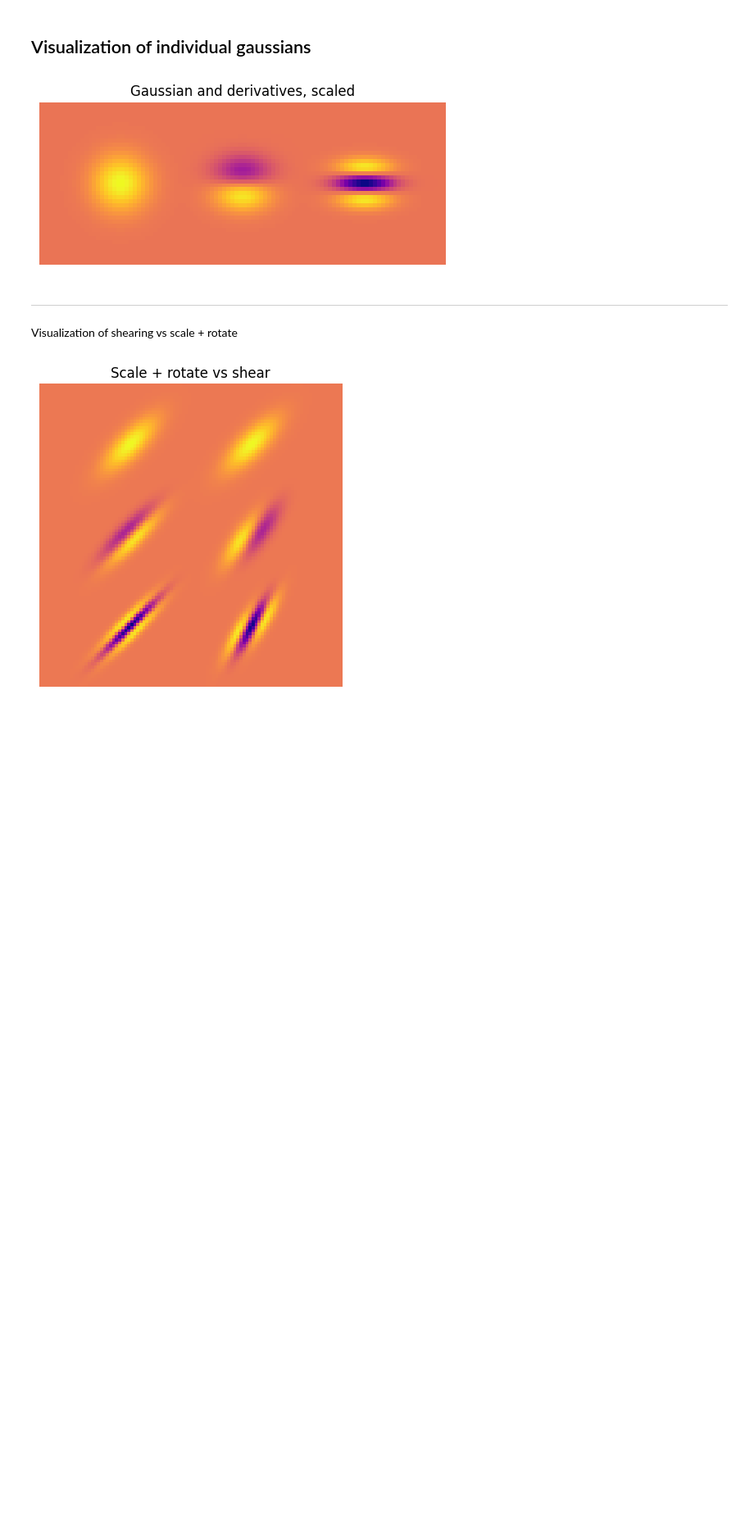
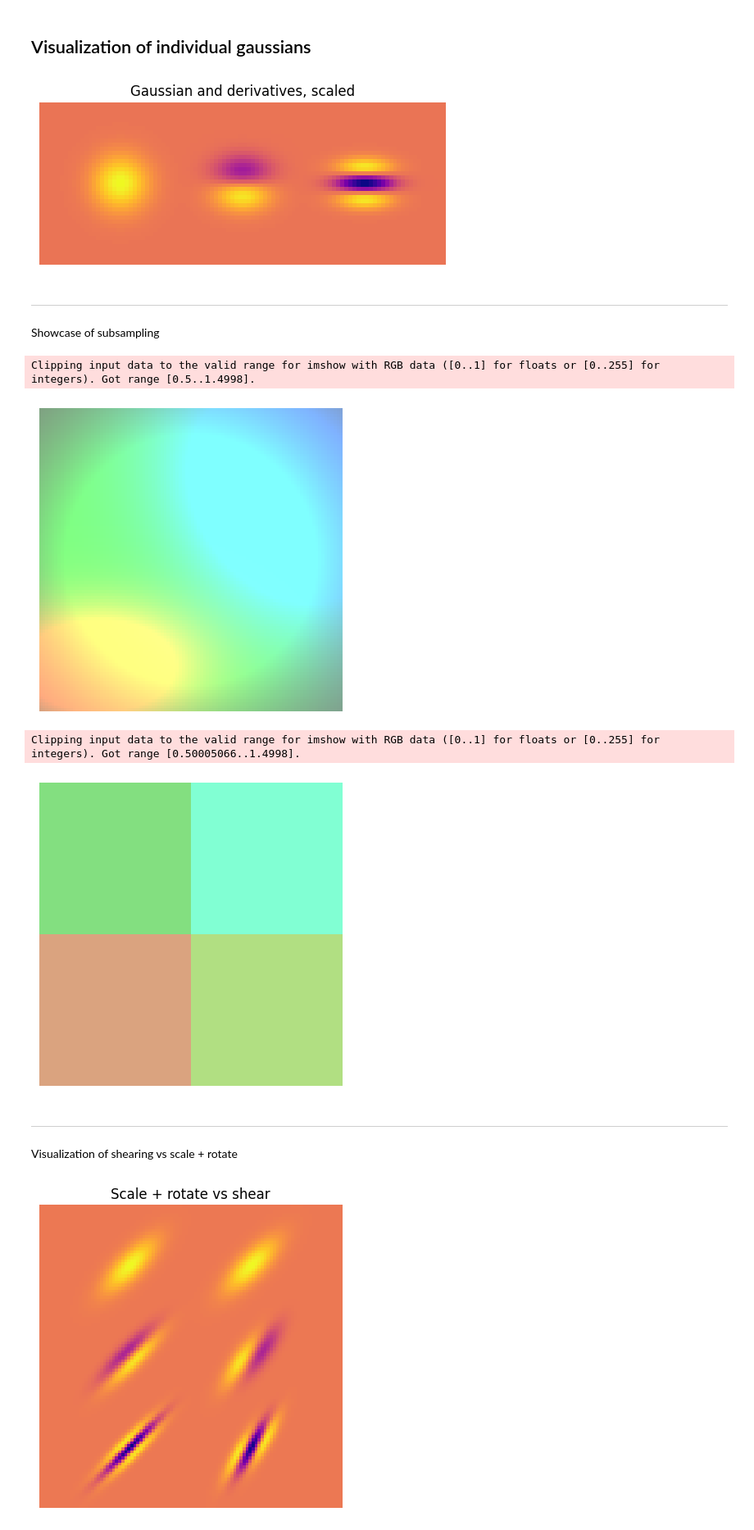
Before and after one commit to SuperVK/sparse-image-repr-bep, a Jupyter notebook: project.ipynb, the cells around one changed output. Shown at 82% size. Saved outputs shown, nothing was run; the diff lists cells and outputs as text; code cells hidden in the pictures; blank space fills up the shorter version.

```diff
--- a/project.ipynb
+++ b/project.ipynb
@@ -304,6 +312,42 @@ plt.axis('off')
 plt.show()
 # %% [output]
 [figure]
+# %% [markdown]
+---
+Showcase of subsampling
+# %%
+# w = torch.tensor([[-1,  -2, 1,  torch.pi/1.5, 0.5 - 2, 0.2 + 1], [-1,  -2, 1,  torch.pi/1.5, 0.5 - 2, 0.2 + 1]]).permute(1, 0)
+w_prime = torch.tensor([[0, 0, 1,  -3, -3, -0.8,  0.45, 0.42], [1, 0, 0,  -2.5, -2.5, -0.8,  0.45, 0.42]]).permute(1, 0)
+
+color_zeroth = torch.tensor([[1, 0, 0], [0, 1, 0], [0, 0, 1]])
+color_first = torch.tensor([[0, 0, 0], [0, 0, 0], [0, 0, 0]])
+color_second = torch.tensor([[0, 0, 0], [0, 0, 0], [0, 0, 0]])
+scale_shear = torch.tensor([[ -1, -0.5, 0], [ 0, 0, 0], [ -0.4, -0.1, 0]])
+rotation = torch.tensor([math.pi/2, math.pi/3, math.pi/5])
+translation = torch.tensor([[-0.6, -0.7], [0, 0], [0.6, 0.4]])
+
+img = f_hat(color_zeroth, color_first, color_second, scale_shear, rotation, translation, 100, 100).permute(1, 2, 0)
+plt.imshow(img, origin='lower')
+plt.axis('off')
+plt.show()
+
+# print(img[0, 0])
+# print(img[0, 50])
+# print(img[50, 50])
+# print(img[50, 0])
+
+img[0:50, 0:50] = img[0,0]
+img[0:50, 50:100] = img[0,50]
+img[50:100, 50:100] = img[50,50]
+img[50:100, 0:50] = img[50,0]
+
+plt.imshow(img, origin='lower')
+plt.axis('off');
+# %% [output]
+Clipping input data to the valid range for imshow with RGB data ([0..1] for floats or [0..255] for integers). Got range [0.5..1.4998].
+[figure, added]
+Clipping input data to the valid range for imshow with RGB data ([0..1] for floats or [0..255] for integers). Got range [0.50005066..1.4998].
+[figure, added]
 # %% [markdown]
 ---
 Visualization of shearing vs scale + rotate
```
Also changed, not shown: parts of 14 cells of this notebook, 19 other files.
